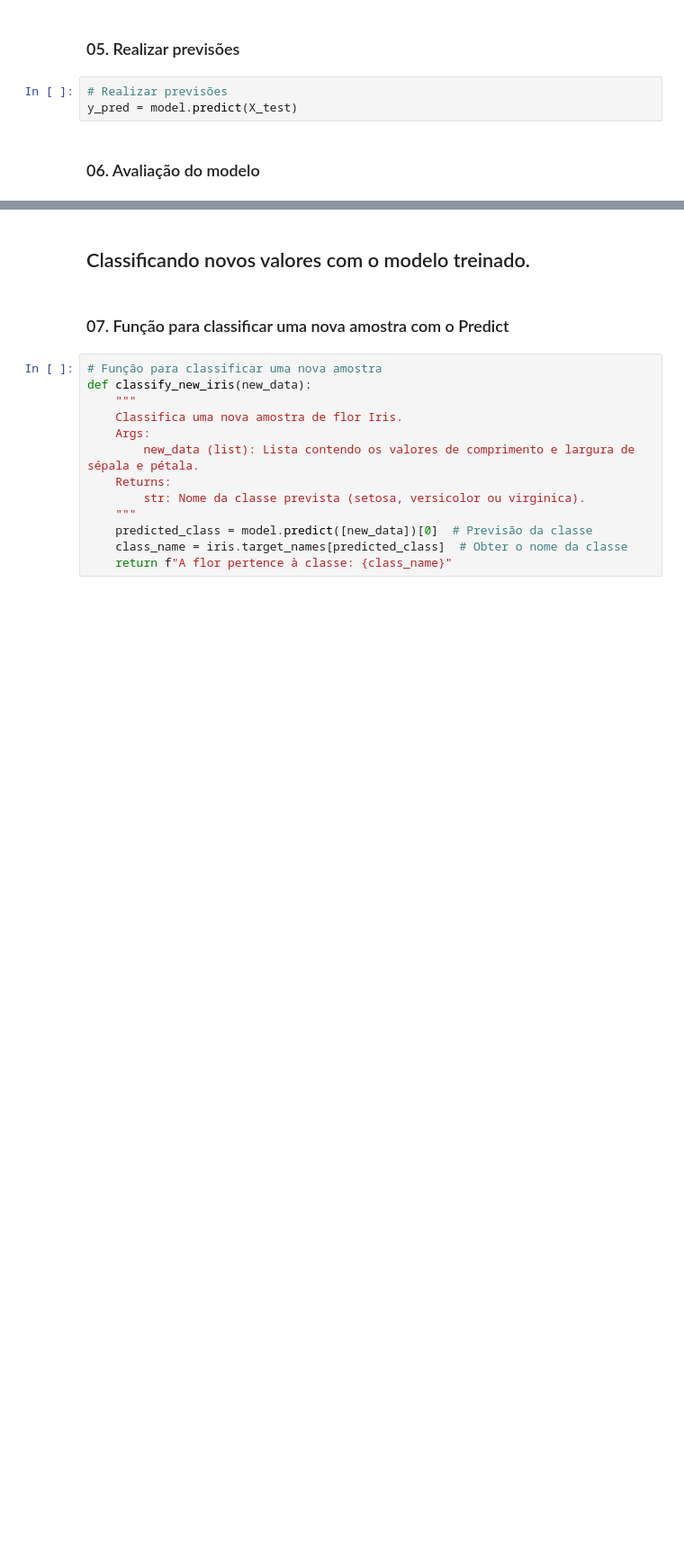
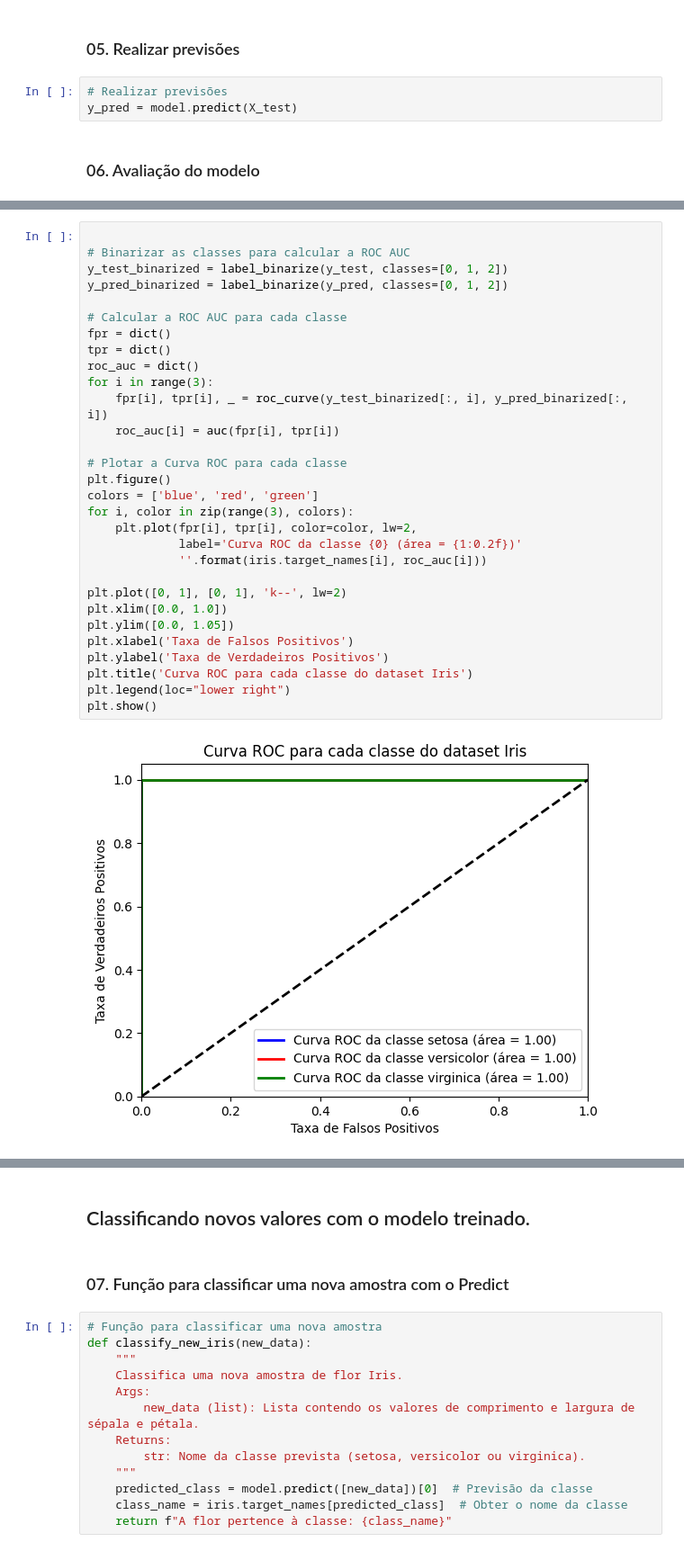
Before and after one commit to daniloCaldeiraDWL/ALGORITMOS-DE-CLASSIFICA-O, a Jupyter notebook: 02. Random Forest/Exemplo 01 - Random Forest - Dados Iris.ipynb, the cells around one changed output, grey strips where cells are left out. Shown at 90% size. Cells and saved outputs as stored; diff of their text form; blank space fills up the shorter version.

```diff
--- a/02. Random Forest/Exemplo 01 - Random Forest - Dados Iris.ipynb
+++ b/02. Random Forest/Exemplo 01 - Random Forest - Dados Iris.ipynb
@@ -123,0 +238,32 @@ weighted avg       1.00      1.00      1.00        45
+# %%
+
+# Binarizar as classes para calcular a ROC AUC
+y_test_binarized = label_binarize(y_test, classes=[0, 1, 2])
+y_pred_binarized = label_binarize(y_pred, classes=[0, 1, 2])
+
+# Calcular a ROC AUC para cada classe
+fpr = dict()
+tpr = dict()
+roc_auc = dict()
+for i in range(3):
+    fpr[i], tpr[i], _ = roc_curve(y_test_binarized[:, i], y_pred_binarized[:, i])
+    roc_auc[i] = auc(fpr[i], tpr[i])
+
+# Plotar a Curva ROC para cada classe
+plt.figure()
+colors = ['blue', 'red', 'green']
+for i, color in zip(range(3), colors):
+    plt.plot(fpr[i], tpr[i], color=color, lw=2,
+             label='Curva ROC da classe {0} (área = {1:0.2f})'
+             ''.format(iris.target_names[i], roc_auc[i]))
+
+plt.plot([0, 1], [0, 1], 'k--', lw=2)
+plt.xlim([0.0, 1.0])
+plt.ylim([0.0, 1.05])
+plt.xlabel('Taxa de Falsos Positivos')
+plt.ylabel('Taxa de Verdadeiros Positivos')
+plt.title('Curva ROC para cada classe do dataset Iris')
+plt.legend(loc="lower right")
+plt.show()
+# %% [output]
+[figure, added]
```
Also changed, not shown: parts of 17 cells of this notebook, 2 other files.
